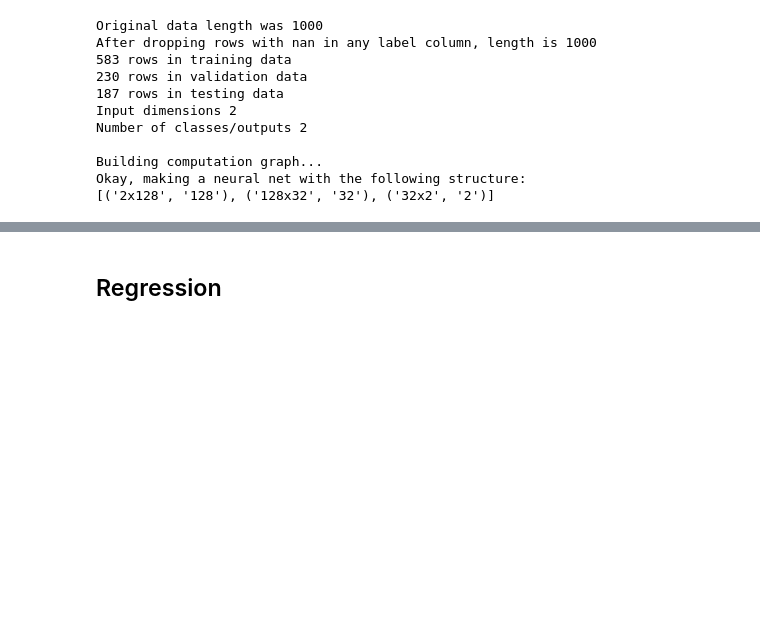
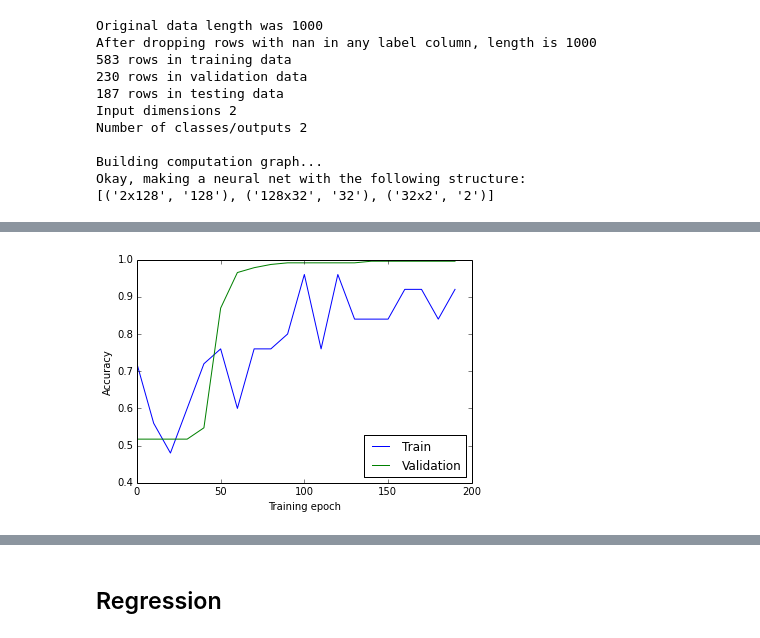
Before and after one commit to natashamjaques/PersonalizedML, a Jupyter notebook: TensorflowExample/practice_and_plot_nn.ipynb, the cells around one changed output, grey strips where cells are left out. Drawn from its saved outputs; the diff is of its cells as text; code cells hidden in the pictures; blank space fills up the shorter version.

```diff
--- a/TensorflowExample/practice_and_plot_nn.ipynb
+++ b/TensorflowExample/practice_and_plot_nn.ipynb
@@ -15,7 +19,7 @@ filename = DATASET_PATH + 'classification-simple.csv'
 # Set the hyperparameters
 layer_sizes = [128,32]
 batch_size = 25
-learning_rate = .001
+learning_rate = .0001
 dropout_prob = 0.5
 weight_penalty = 0.01
 # %%
@@ -40,0 +47,2 @@ net.plot_binary_classification_data()
+# %%
+net.train(num_steps=200)
@@ -40,0 +67,4 @@ net.plot_binary_classification_data()
+# %%
+net.plot_training_progress()
+# %% [output]
+[figure, added]
```
Also changed, not shown: parts of 13 cells of this notebook, 50 other files.
